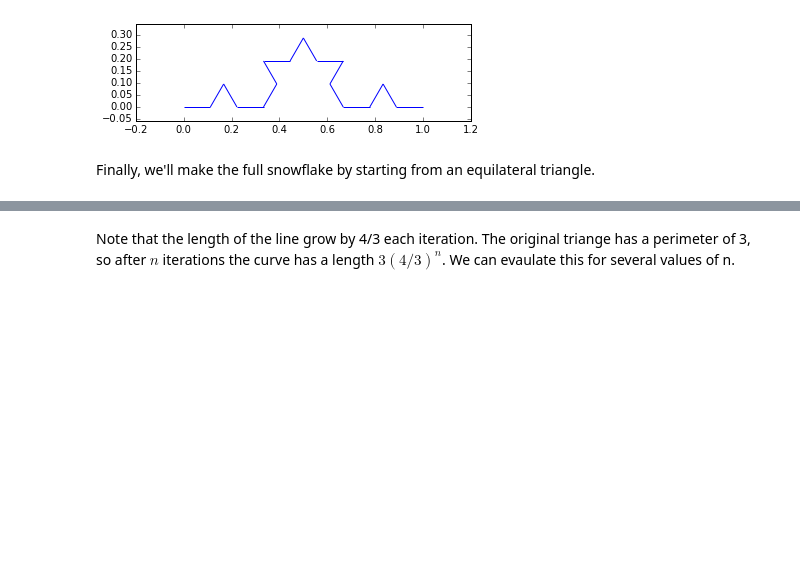
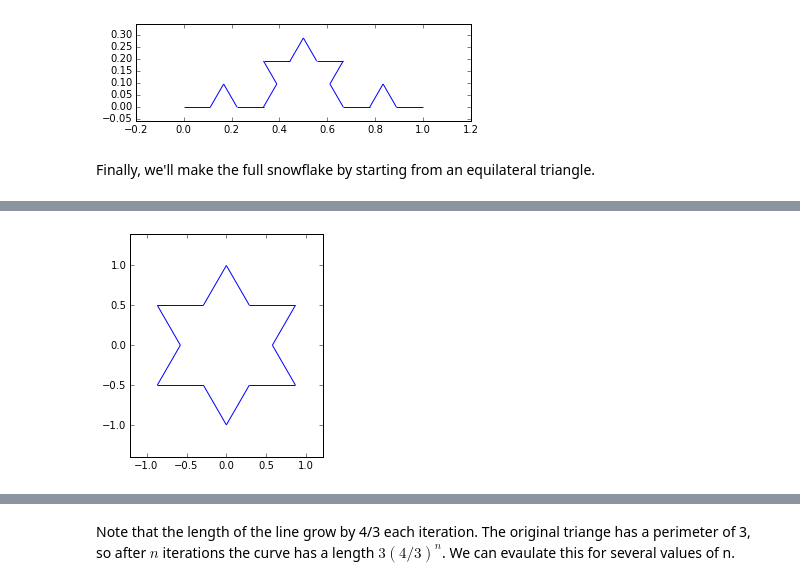
Before and after one commit to shumway/srt_bootcamp, a Jupyter notebook: KochSnowflake.ipynb, the cells around one changed output, grey strips where cells are left out. Cells and saved outputs as stored; diff of their text form; code cells hidden in the pictures; blank space fills up the shorter version.

```diff
--- a/KochSnowflake.ipynb
+++ b/KochSnowflake.ipynb
@@ -129,0 +125,4 @@ plot_segments(segments)
+# %%
+snowflake(1)
+# %% [output]
+[figure, added]
```
Also changed, not shown: parts of 13 cells of this notebook, 1 other file.
